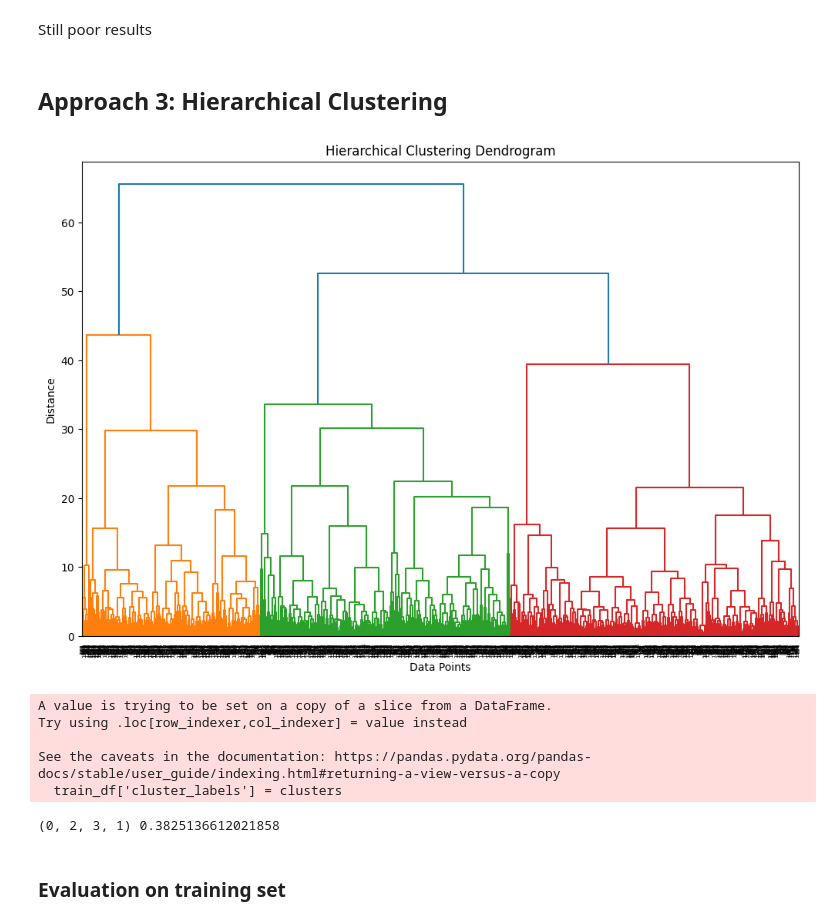
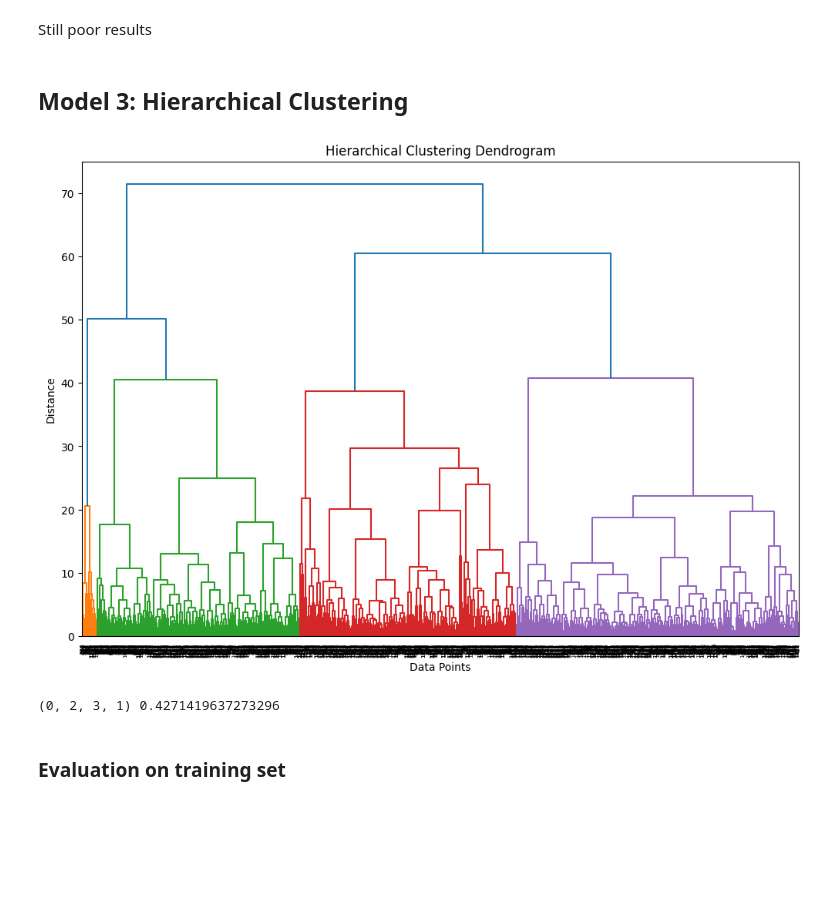
Before and after one commit to gabryallaseconda/UnsupervisedLearningModelsComparison_CUBoulder, a Jupyter notebook: submission.ipynb, the cells around one changed output. Cells and saved outputs as stored; diff of their text form; code cells hidden in the pictures; blank space fills up the shorter version.

```diff
--- a/submission.ipynb
+++ b/submission.ipynb
@@ -292,11 +298,10 @@ def label_quality(row):
         return 'unknown'
 
 # Applicare la funzione alla colonna 'quality' per creare una nuova colonna 'quality_labels'
-train_df['quality_labels'] = train_df.apply(label_quality, axis=1)
-test_df['quality_labels'] = test_df.apply(label_quality, axis=1)
+df['quality_labels'] = df.apply(label_quality, axis=1)
 
 
 # Visualizzare il DataFrame con la nuova colonna
-train_df.sample(4)
+df.sample(4)
 # %% [output]
 [5 6 7 4 8 3]
@@ -373,54 +368,46 @@ Accuracy: 0.39344262295081966
 # %% [markdown]
 Still poor results
 # %% [markdown]
-## Approach 3: Hierarchical Clustering
+## Model 3: Hierarchical Clustering
 # %%
-import pandas as pd
-import matplotlib.pyplot as plt
-from scipy.cluster.hierarchy import linkage, dendrogram, fcluster
+
 
 # Load your dataset or use a sample dataset
 # df = pd.read_csv('your_dataset.csv')
 
 # Assuming df is a DataFrame with numerical features
 # You might need to preprocess your data if necessary (e.g., handle missing values, standardize features)
 
 # Perform hierarchical clustering using the linkage function
-linkage_matrix = linkage(train_df[features], method='ward')  # You can choose different linkage methods
+linkage_matrix = linkage(df[features], method='ward')  # You can choose different linkage methods
 
 # Plot the dendrogram
 plt.figure(figsize=(12, 8))
 #dendrogram(linkage_matrix, labels=df.index, orientation='top', distance_sort='descending', show_leaf_counts=True)
 dendrogram(linkage_matrix)
 plt.title('Hierarchical Clustering Dendrogram')
 plt.xlabel('Data Points')
 plt.ylabel('Distance')
 plt.show()
 # %% [output]
-[figure, old version]
+[figure, new version]
 # %%
 num_clusters = 4
 clusters = fcluster(linkage_matrix, num_clusters, criterion='maxclust')
 
 # Add the cluster labels to your original DataFrame
-train_df['cluster_labels'] = clusters
+df['cluster_labels'] = clusters
-# %% [output]
-A value is trying to be set on a copy of a slice from a DataFrame.
-Try using .loc[row_indexer,col_indexer] = value instead
-
-See the caveats in the documentation: https://pandas.pydata.org/pandas-docs/stable/user_guide/indexing.html#returning-a-view-versus-a-copy
-  train_df['cluster_labels'] = clusters
 # %%
 unique_labels = ['poor', 'fair', 'good', 'excellent']
-true_labels = train_df['quality_labels'].tolist()
+true_labels = df['quality_labels'].tolist()
 
-predicted = train_df['cluster_labels'].tolist()
+predicted = df['cluster_labels'].tolist()
 predicted = [x-1 for x in predicted]
 
 labelorder, acc = label_permute_compare(unique_labels=unique_labels, true_labels = true_labels, predicted= predicted, n=4)
 print(labelorder, acc)
 # %% [output]
-(0, 2, 3, 1) 0.3825136612021858
+(0, 2, 3, 1) 0.4271419637273296
 # %% [markdown]
 ### Evaluation on training set
 # %%
```
Also changed, not shown: parts of 23 cells of this notebook, 5 other files.
